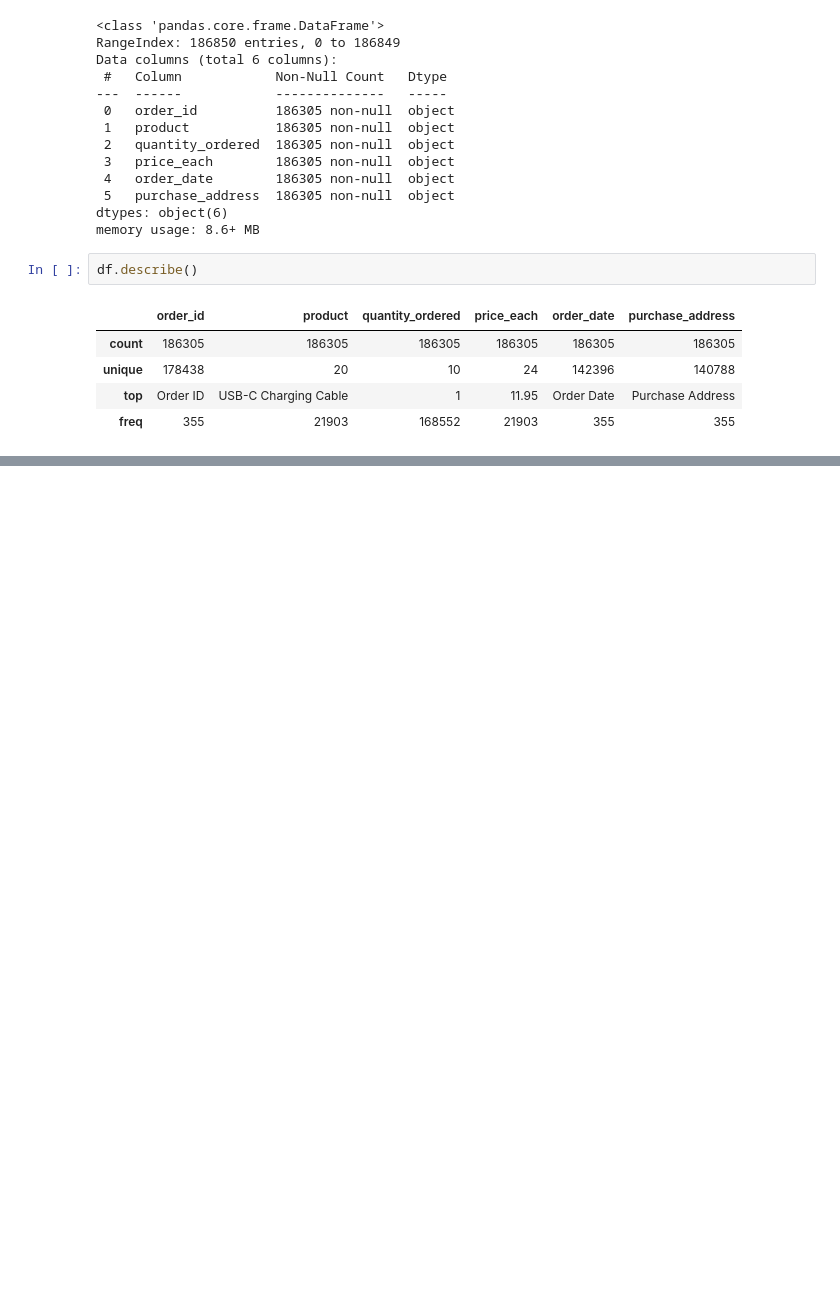
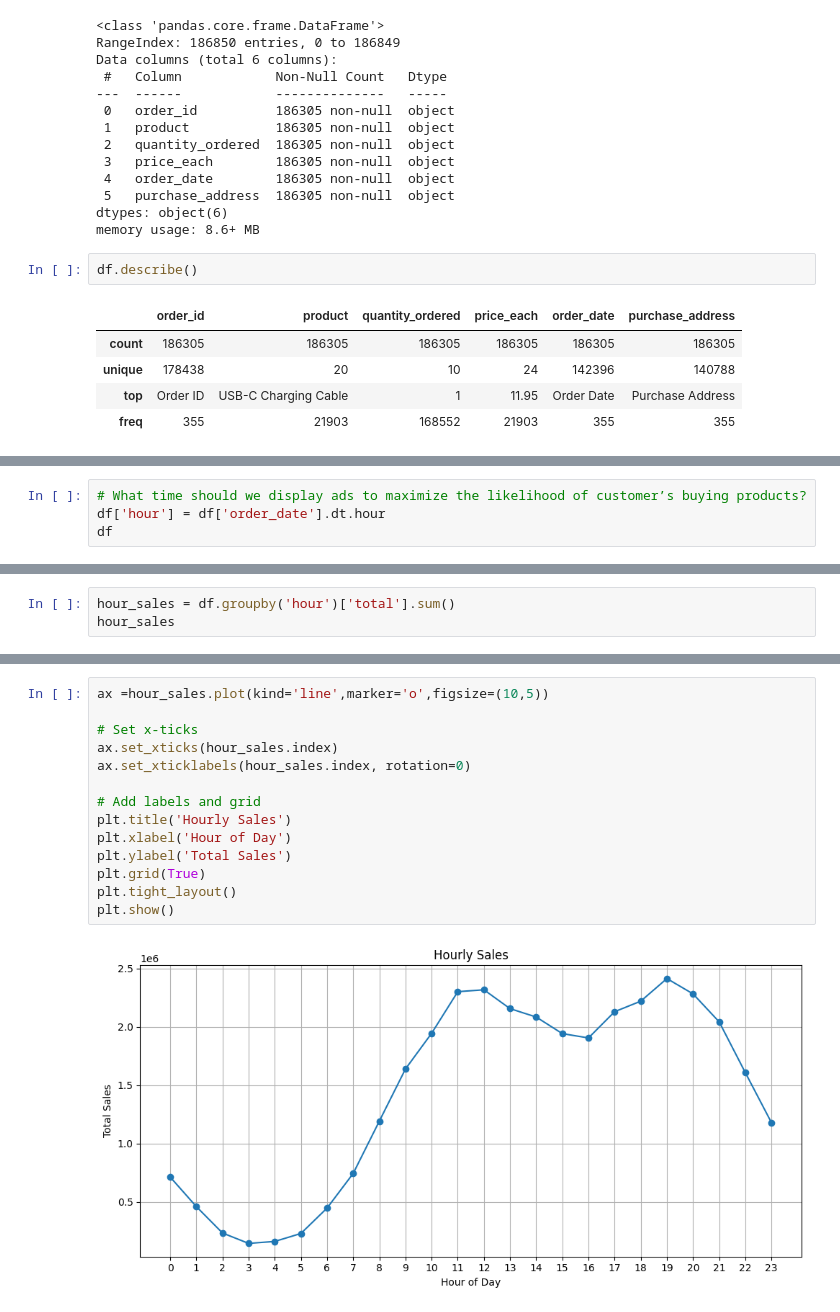
Before and after one commit to HenryHai0407/data_analysis_pandas, a Jupyter notebook: project1.ipynb, the cells around one changed output, grey strips where cells are left out. Drawn from its saved outputs; the diff is of its cells as text; blank space fills up the shorter version.

```diff
--- a/project1.ipynb
+++ b/project1.ipynb
@@ -99,0 +559,4 @@ duplicates
+# %%
+# What time should we display ads to maximize the likelihood of customer’s buying products?
+df['hour'] = df['order_date'].dt.hour
+df
@@ -99,0 +578,3 @@ duplicates
+# %%
+hour_sales = df.groupby('hour')['total'].sum()
+hour_sales
@@ -99,0 +599,16 @@ duplicates
+# %%
+ax =hour_sales.plot(kind='line',marker='o',figsize=(10,5))
+
+# Set x-ticks
+ax.set_xticks(hour_sales.index)
+ax.set_xticklabels(hour_sales.index, rotation=0)
+
+# Add labels and grid
+plt.title('Hourly Sales')
+plt.xlabel('Hour of Day')
+plt.ylabel('Total Sales')
+plt.grid(True)
+plt.tight_layout()
+plt.show()
+# %% [output]
+[figure, added]
```
Also changed, not shown: parts of 49 cells of this notebook, 1 other file.
